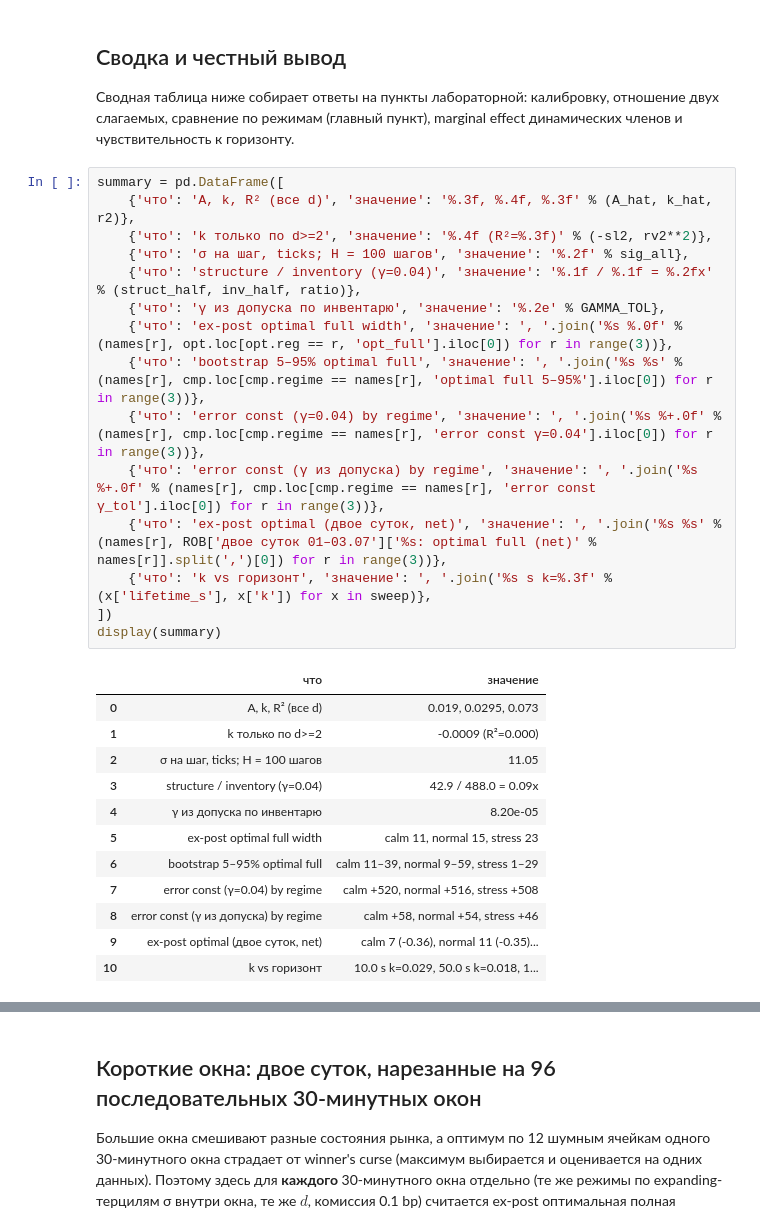
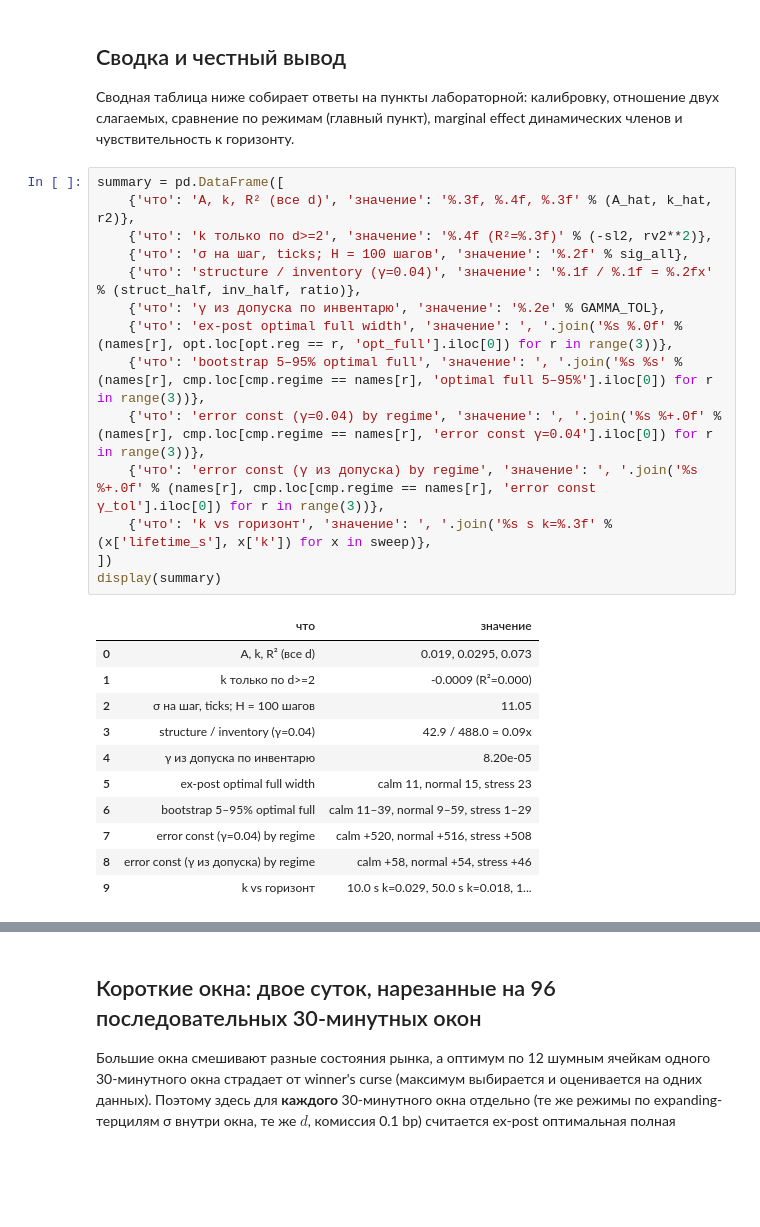
Before and after one commit to KotovBoris/hft-bootcamp, a Jupyter notebook: hw15.ipynb, the cells around one changed output, grey strips where cells are left out. Cells and saved outputs as stored; diff of their text form; blank space fills up the shorter version.

Commit message:
Задание 15 (доработка): день 15, без упоминаний Edward, убраны длительные окна с убыточным ex-post

```diff
--- a/hw15.ipynb
+++ b/hw15.ipynb
@@ -608,31 +608,29 @@ A и k подогнаны по всему окну и применяются в
 # %%
 summary = pd.DataFrame([
     {'что': 'A, k, R² (все d)', 'значение': '%.3f, %.4f, %.3f' % (A_hat, k_hat, r2)},
     {'что': 'k только по d>=2', 'значение': '%.4f (R²=%.3f)' % (-sl2, rv2**2)},
     {'что': 'σ на шаг, ticks; H = 100 шагов', 'значение': '%.2f' % sig_all},
     {'что': 'structure / inventory (γ=0.04)', 'значение': '%.1f / %.1f = %.2fx' % (struct_half, inv_half, ratio)},
     {'что': 'γ из допуска по инвентарю', 'значение': '%.2e' % GAMMA_TOL},
     {'что': 'ex-post optimal full width', 'значение': ', '.join('%s %.0f' % (names[r], opt.loc[opt.reg == r, 'opt_full'].iloc[0]) for r in range(3))},
     {'что': 'bootstrap 5–95% optimal full', 'значение': ', '.join('%s %s' % (names[r], cmp.loc[cmp.regime == names[r], 'optimal full 5–95%'].iloc[0]) for r in range(3))},
     {'что': 'error const (γ=0.04) by regime', 'значение': ', '.join('%s %+.0f' % (names[r], cmp.loc[cmp.regime == names[r], 'error const γ=0.04'].iloc[0]) for r in range(3))},
     {'что': 'error const (γ из допуска) by regime', 'значение': ', '.join('%s %+.0f' % (names[r], cmp.loc[cmp.regime == names[r], 'error const γ_tol'].iloc[0]) for r in range(3))},
-    {'что': 'ex-post optimal (двое суток, net)', 'значение': ', '.join('%s %s' % (names[r], ROB['двое суток 01–03.07']['%s: optimal full (net)' % names[r]].split(',')[0]) for r in range(3))},
     {'что': 'k vs горизонт', 'значение': ', '.join('%s s k=%.3f' % (x['lifetime_s'], x['k']) for x in sweep)},
 ])
 display(summary)
 # %% [output]
 |  | что | значение |
 | 0 | A, k, R² (все d) | 0.019, 0.0295, 0.073 |
 | 1 | k только по d>=2 | -0.0009 (R²=0.000) |
 | 2 | σ на шаг, ticks; H = 100 шагов | 11.05 |
 | 3 | structure / inventory (γ=0.04) | 42.9 / 488.0 = 0.09x |
 | 4 | γ из допуска по инвентарю | 8.20e-05 |
 | 5 | ex-post optimal full width | calm 11, normal 15, stress 23 |
 | 6 | bootstrap 5–95% optimal full | calm 11–39, normal 9–59, stress 1–29 |
 | 7 | error const (γ=0.04) by regime | calm +520, normal +516, stress +508 |
 | 8 | error const (γ из допуска) by regime | calm +58, normal +54, stress +46 |
-| 9 | ex-post optimal (двое суток, net) | calm 7 (-0.36), normal 11 (-0.35)... |
-| 10 | k vs горизонт | 10.0 s k=0.029, 50.0 s k=0.018, 1... |
+| 9 | k vs горизонт | 10.0 s k=0.029, 50.0 s k=0.018, 1... |
 # %% [markdown]
 ## Вывод
 
```
Also changed, not shown: parts of 7 cells of this notebook.
